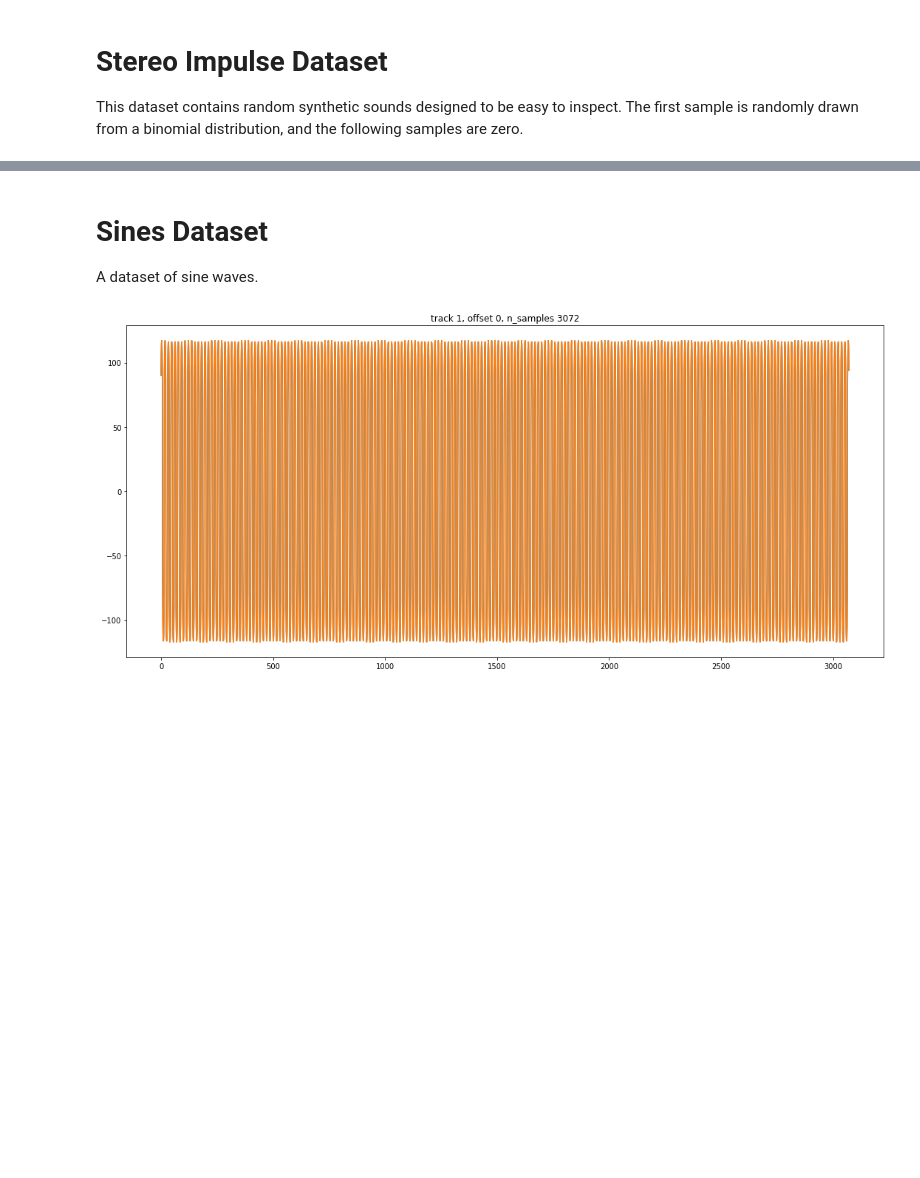
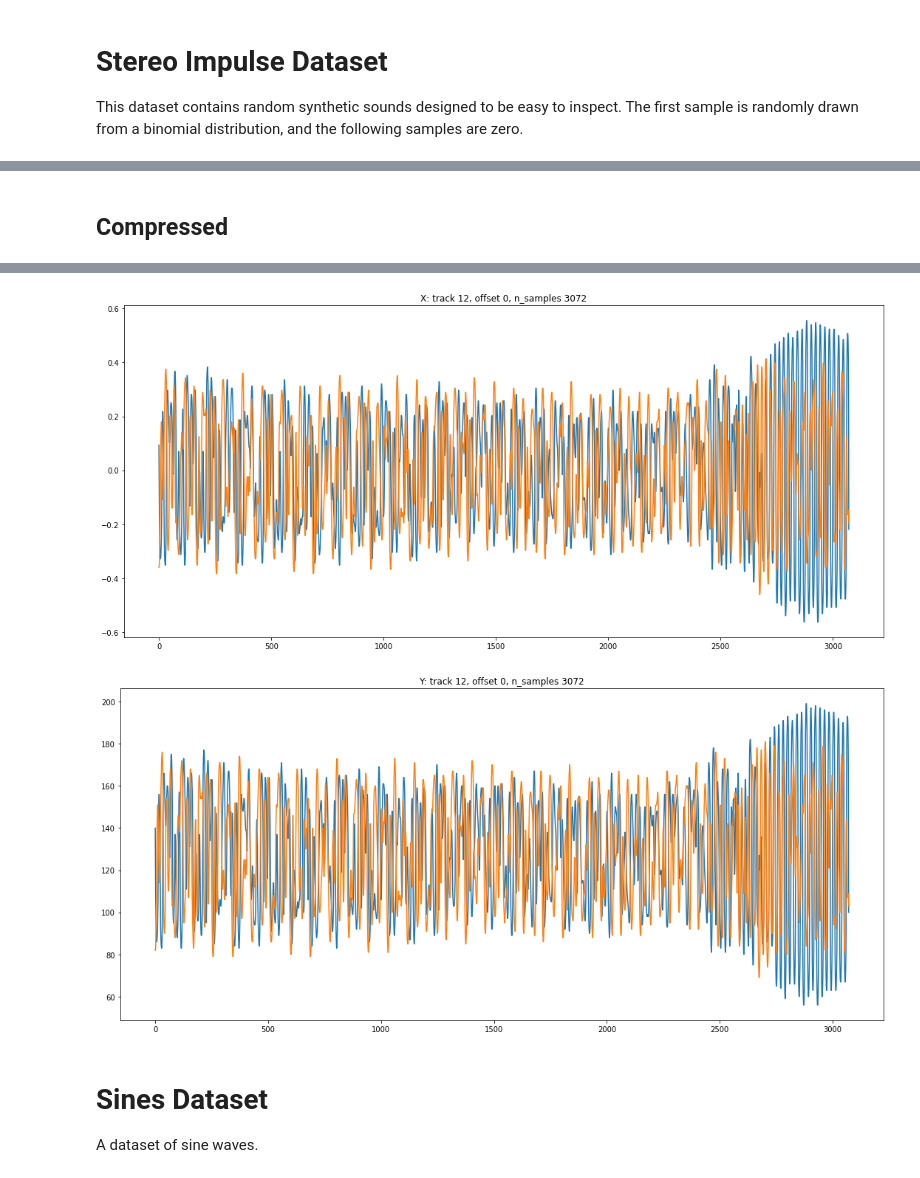
Before and after one commit to feldberlin/wavenet, a Jupyter notebook: nbs/datasets.ipynb, the cells around one changed output, grey strips where cells are left out. Cells and saved outputs as stored; diff of their text form; code cells hidden in the pictures; blank space fills up the shorter version.

```diff
--- a/nbs/datasets.ipynb
+++ b/nbs/datasets.ipynb
@@ -43,0 +50,5 @@ ipd.Audio(y, rate=p.sampling_rate)
+# %% [markdown]
+## Compressed
+# %%
+track_dataset(compress=True, n_classes=2**8)
+# %% [output]
@@ -44,3 +56,5 @@ ipd.Audio(y, rate=p.sampling_rate)
+[figure, added]
+[figure, added]
 # %% [markdown]
 # Sines Dataset
 
@@ -51,4 +61,0 @@ X, Y = datasets.to_tensor(datasets.Sines(4, 1, p))
-# %%
-track_i = viz.plot_track(Y, n_samples=p.receptive_field_size())
-# %% [output]
-[figure, removed]
```
Also changed, not shown: parts of 13 cells of this notebook, 11 other files.
